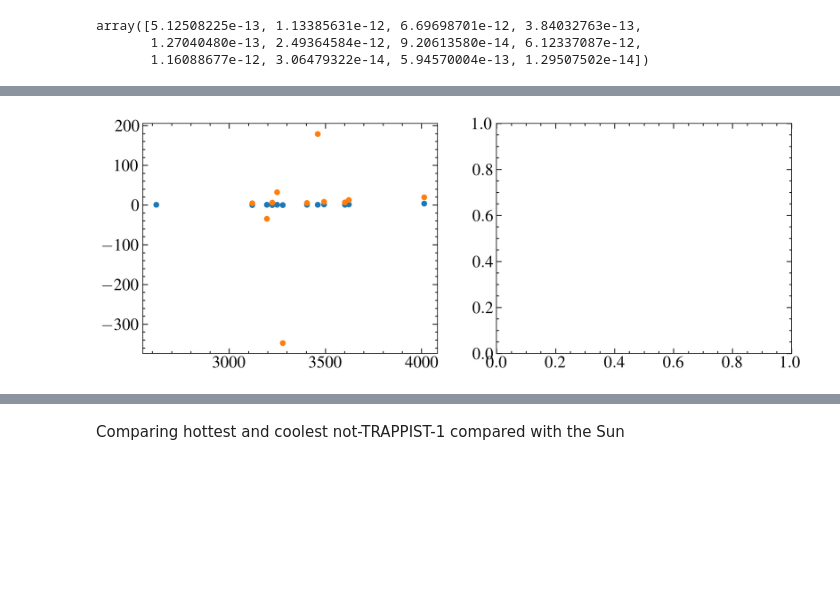
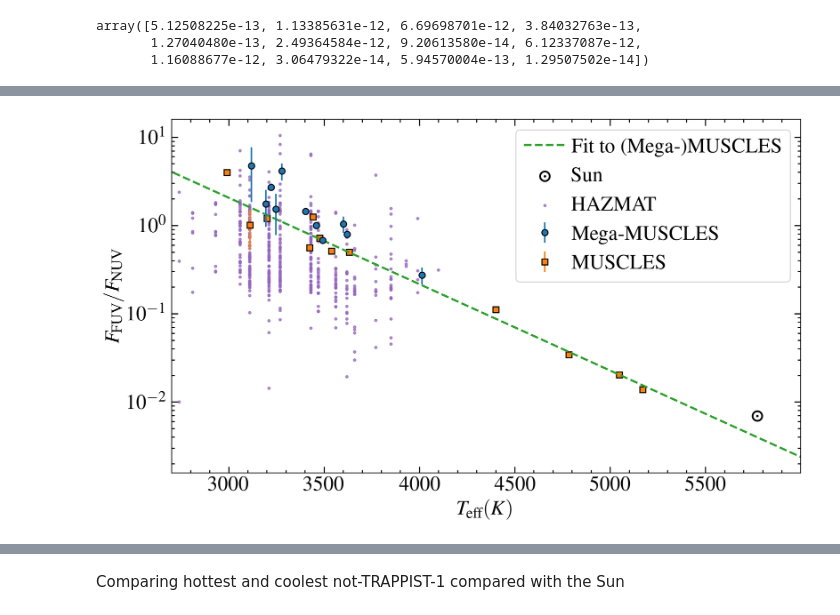
Before and after one commit to davidjwilson/SEDs, a Jupyter notebook: paper/assorted_plots.ipynb, the cells around one changed output, grey strips where cells are left out. Drawn from its saved outputs; the diff is of its cells as text; code cells hidden in the pictures; blank space fills up the shorter version.

Commit message:
all plots done?

```diff
--- a/paper/assorted_plots.ipynb
+++ b/paper/assorted_plots.ipynb
@@ -1141,0 +1172,20 @@ array([5.12508225e-13, 1.13385631e-12, 6.69698701e-12, 3.84032763e-13,
+# %%
+haz = fits.getdata('hazmat.fits',1)
+startab = Table.read('/home/david/work/stars_table/EEM_dwarf_UBVIJHK_colors_Teff_fixed.csv', format='csv')
+teffs_haz = []
+for i, spt in enumerate(haz['SpType']):
+    if spt[-1] == '0':
+        spt = spt[:-2]
+    if spt[0] == 'K' and spt[-1] =='5':
+        spt = spt[:-2]
+    row = np.where(startab['SpT']==spt+'V')
+    # print(spt, row)
+    # if len(row) == 0:
+        # print(spt)
+    teffs_haz.append(startab['Teff'][row[0][0]])
+    # if i < 10:
+    #     print(row)
+    #     print(spt+'V')
+    #     print(startab['Teff'][row])
+
+fnh = haz['fFUV_fJ']/haz['fNUV_fJ']
@@ -1142,24 +1212,69 @@ array([5.12508225e-13, 1.13385631e-12, 6.69698701e-12, 3.84032763e-13,
 # %%
-fig, ax = plt.subplots(ncols=2)
+fig, ax = plt.subplots(figsize=(10, 6))
 
-fnr = np.array(nuvs)/np.array(fuvs)
+fitter = fitting.LinearLSQFitter(calc_uncertainties=True)
+
+fnr = fuvs/nuvs
 fnr_e = fnr * ((nuv_es/nuvs)**2 + (fuv_es/fuvs)**2)**0.5
 
-fng = gnuv[:-1]/gfuv[:-1]
-fng_e =  fng * ((gnuv_e[:-1]/gnuv[:-1])**2 + (gfuv_e[:-1]/gfuv[:-1])**2)**0.5
+# fng = gnuv[:-1]/gfuv[:-1]
+# fng_e =  fng * ((gnuv_e[:-1]/gnuv[:-1])**2 + (gfuv_e[:-1]/gfuv[:-1])**2)**0.5
+
+fnm = mfuvs/mnuvs
+fnm_e = fnm * ((mnuv_es*2/mnuvs)**2 + (mfuv_es*2/mfuvs)**2)**0.5
 
 # ax[0].scatter(teffs_sort, fnr)
-ax[0].errorbar(teffs_sort, fnr, yerr=fnr_e, marker='o', ls='none')
-ax[0].errorbar(teffs_sort[:-1], fng, yerr=fng_e, marker='o', ls='none')
-ax[1].errorbar(prots_sort, fnr, yerr=fnr_e, marker='o', ls='none')
+ax.errorbar(teffs_sort, fnr, yerr=fnr_e, marker='o', ls='none', markeredgecolor='k', label='Mega-MUSCLES', zorder=10)
+ax.errorbar(teff_muss, fnm, yerr=fnm_e, marker='s', ls='none', markeredgecolor='k', label='MUSCLES', zorder=1)
 # ax[1].scatter(prots_sort, fnr)
 
-fnearth = nuv_earth/fuv_earth
+fnearth = fuv_earth/nuv_earth
 tsun = 5772
 protsun = 27.26
 
-# ax[0].scatter(tsun, fnearth)
+
+fit_t = np.hstack((teffs_sort[:-1], teff_muss))
+fit_r = np.log10(np.hstack((fnr[:-1], fnm)))
+fit_e = np.hstack((fnr_e[:-1], fnm_e)) / (np.hstack((fnr[:-1], fnm)) * np.log(10))
+
+mod = models.Linear1D(slope=-1)
+# mod=models.Polynomial1D(1)
+fit_mod = fitter(mod, fit_t, fit_r, weights=1/fit_e)
+
+print(fit_mod)
+
+linet = np.linspace(2500, 6000, 1000)
+# linef = 10**(linet*fit_mod.slope + fit_mod.intercept)
+# ax.plot(linet, linef)
+ax.plot(linet,10**(fit_mod(linet)), lw=2, ls='--', label = 'Fit to (Mega-)MUSCLES')
+
+# n=2000
+# slopes = np.random.normal(fit_mod.slope.value, fit_mod.stds['slope'], n)
+# intercepts = np.random.normal(fit_mod.intercept.value, fit_mod.stds['intercept'], n)
+# for i in range(n):
+#     ax.plot(linet, 10**(linet*slopes[i] + intercepts[i]), alpha=0.005, c='k', zorder=-10)
+
+
+ax.scatter(tsun, fnearth, marker=r'$\bigodot$', c='k', s=100, label='Sun')
+
+ax.scatter(teffs_haz, fnh, alpha=0.7, c='C4', s=5, zorder=-10, label='HAZMAT')
+
 # ax[1].scatter(protsun, fnearth)
 
-print(fng_e)
+#r'$\log_{10}(F_{\mathrm{FUV}}/F_{\mathrm{NUV}}) = (-1\pm0.02)\times10^{-3}T_{\mathrm{eff}} + 3.3\pm0.1)$'
+
+ax.set_yscale('log')
+
+ax.set_xlim(2701, 5999)
+# ax.set_ylim(9.1e-3, 1.9e1)
+# ax.grid(which='both', axis='y', zorder=-100)
+ax.legend(frameon=True)
+ax.set_ylabel('$F_{\mathrm{FUV}}/F_{\mathrm{NUV}}$')
+ax.set_xlabel('$T_{\mathrm{eff}} (K)$')
+
+
+
+fig.tight_layout()
+
+fig.savefig('plots/fuv_nuv_teff.pdf')
 # %% [output]
@@ -1167 +1289 @@ ValueError: 'yerr' must not contain negative values
-[figure, old version]
+[figure, new version]
```
Also changed, not shown: parts of 17 cells of this notebook, 2 other files.
